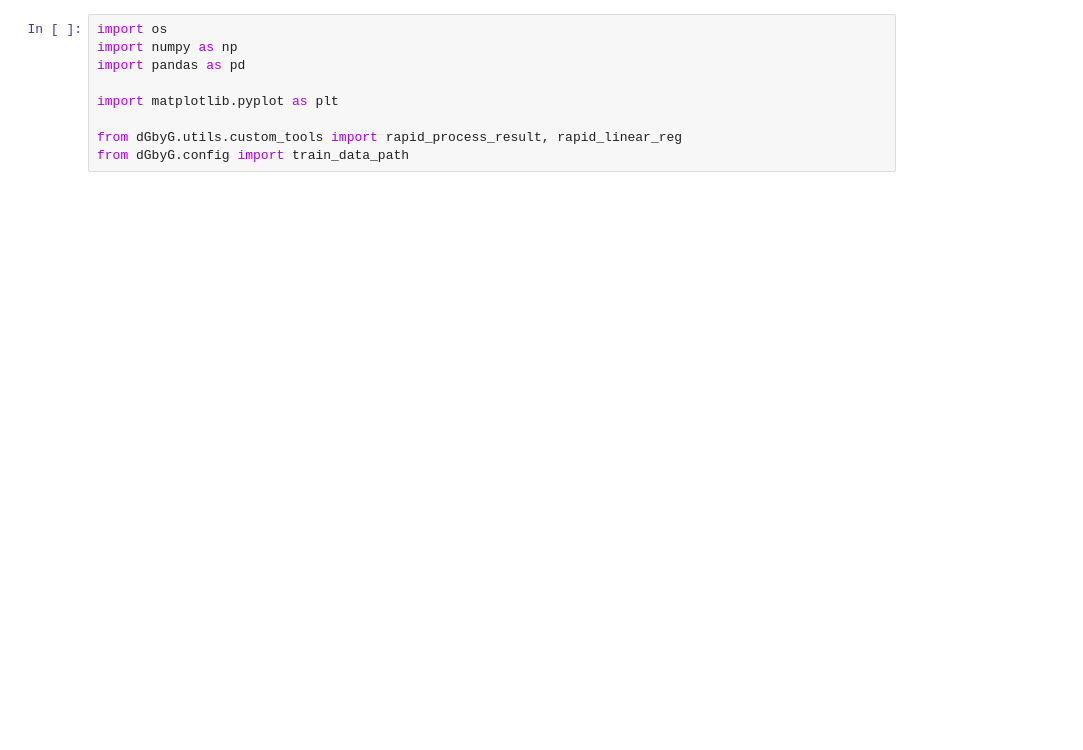
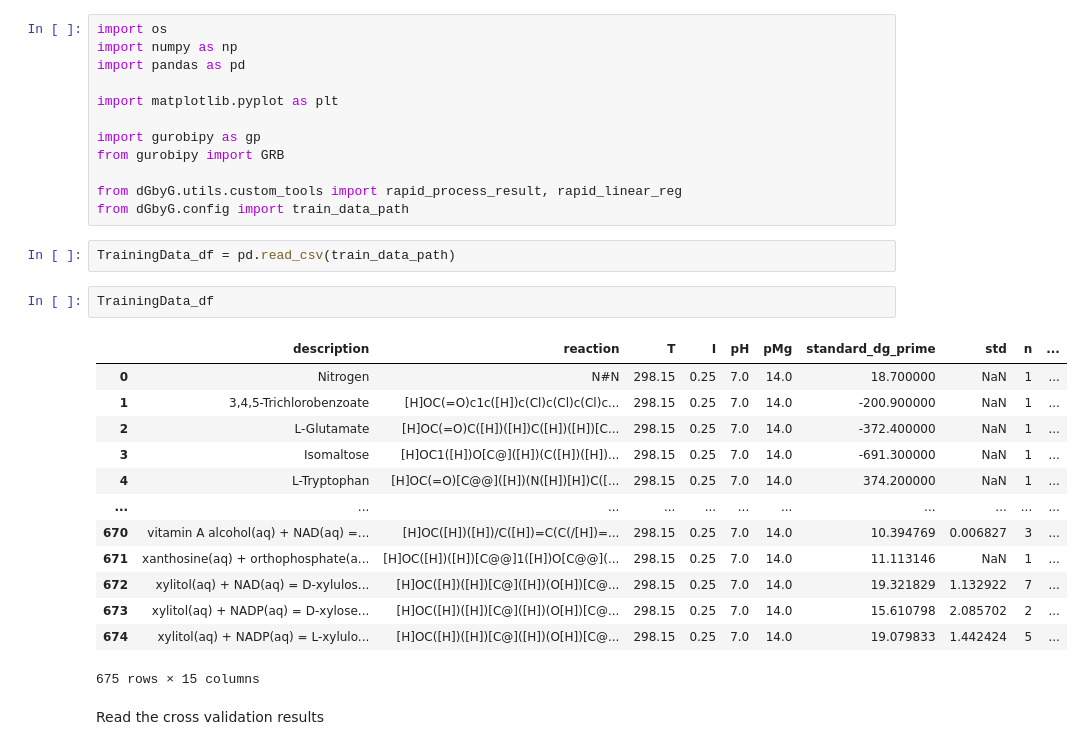
Before and after one commit to arne-cl/dGbyG, a Jupyter notebook: RunAnalysis/test.ipynb, the cells around one changed output. Drawn from its saved outputs; the diff is of its cells as text; blank space fills up the shorter version.

```diff
--- a/RunAnalysis/test.ipynb
+++ b/RunAnalysis/test.ipynb
@@ -5,7 +5,30 @@ import pandas as pd
 
 import matplotlib.pyplot as plt
 
+import gurobipy as gp
+from gurobipy import GRB
+
 from dGbyG.utils.custom_tools import rapid_process_result, rapid_linear_reg
 from dGbyG.config import train_data_path
+# %%
+TrainingData_df = pd.read_csv(train_data_path)
+# %%
+TrainingData_df
+# %% [output]
+|  | description | reaction | T | I | pH | pMg | standard_dg_prime | std | n | ... |
+| 0 | Nitrogen | N#N | 298.15 | 0.25 | 7.0 | 14.0 | 18.700000 | NaN | 1 | ... |
+| 1 | 3,4,5-Trichlorobenzoate | [H]OC(=O)c1c([H])c(Cl)c(Cl)c(Cl)c... | 298.15 | 0.25 | 7.0 | 14.0 | -200.900000 | NaN | 1 | ... |
+| 2 | L-Glutamate | [H]OC(=O)C([H])([H])C([H])([H])[C... | 298.15 | 0.25 | 7.0 | 14.0 | -372.400000 | NaN | 1 | ... |
+| 3 | Isomaltose | [H]OC1([H])O[C@]([H])(C([H])([H])... | 298.15 | 0.25 | 7.0 | 14.0 | -691.300000 | NaN | 1 | ... |
+| 4 | L-Tryptophan | [H]OC(=O)[C@@]([H])(N([H])[H])C([... | 298.15 | 0.25 | 7.0 | 14.0 | 374.200000 | NaN | 1 | ... |
+| ... | ... | ... | ... | ... | ... | ... | ... | ... | ... | ... |
+| 670 | vitamin A alcohol(aq) + NAD(aq) =... | [H]OC([H])([H])/C([H])=C(C(/[H])=... | 298.15 | 0.25 | 7.0 | 14.0 | 10.394769 | 0.006827 | 3 | ... |
+| 671 | xanthosine(aq) + orthophosphate(a... | [H]OC([H])([H])[C@@]1([H])O[C@@](... | 298.15 | 0.25 | 7.0 | 14.0 | 11.113146 | NaN | 1 | ... |
+| 672 | xylitol(aq) + NAD(aq) = D-xylulos... | [H]OC([H])([H])[C@]([H])(O[H])[C@... | 298.15 | 0.25 | 7.0 | 14.0 | 19.321829 | 1.132922 | 7 | ... |
+| 673 | xylitol(aq) + NADP(aq) = D-xylose... | [H]OC([H])([H])[C@]([H])(O[H])[C@... | 298.15 | 0.25 | 7.0 | 14.0 | 15.610798 | 2.085702 | 2 | ... |
+| 674 | xylitol(aq) + NADP(aq) = L-xylulo... | [H]OC([H])([H])[C@]([H])(O[H])[C@... | 298.15 | 0.25 | 7.0 | 14.0 | 19.079833 | 1.442424 | 5 | ... |
+675 rows × 15 columns
+# %% [markdown]
+Read the cross validation results
 # %%
 TrainingData_df = pd.read_csv(train_data_path)
```
Also changed, not shown: parts of 12 cells of this notebook, 14 other files.
